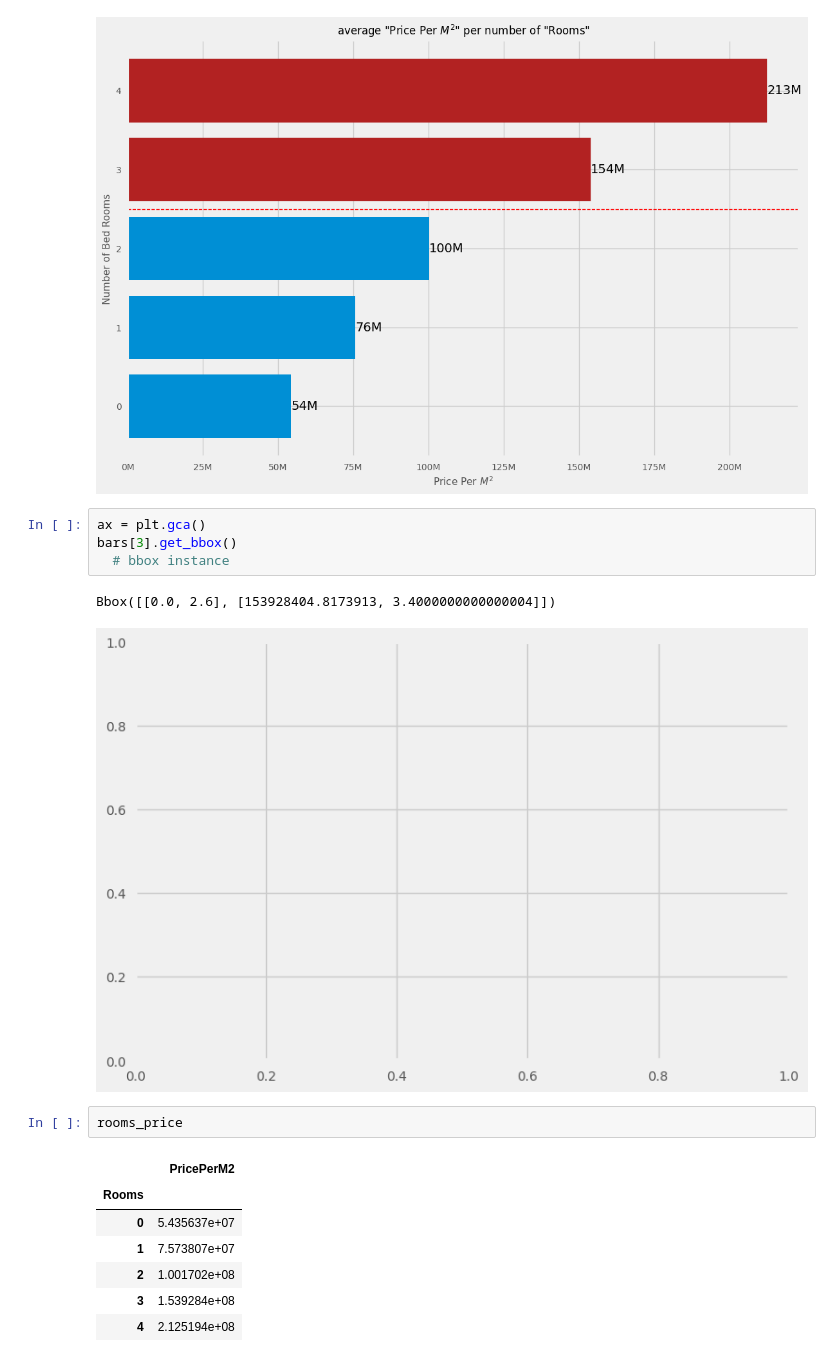
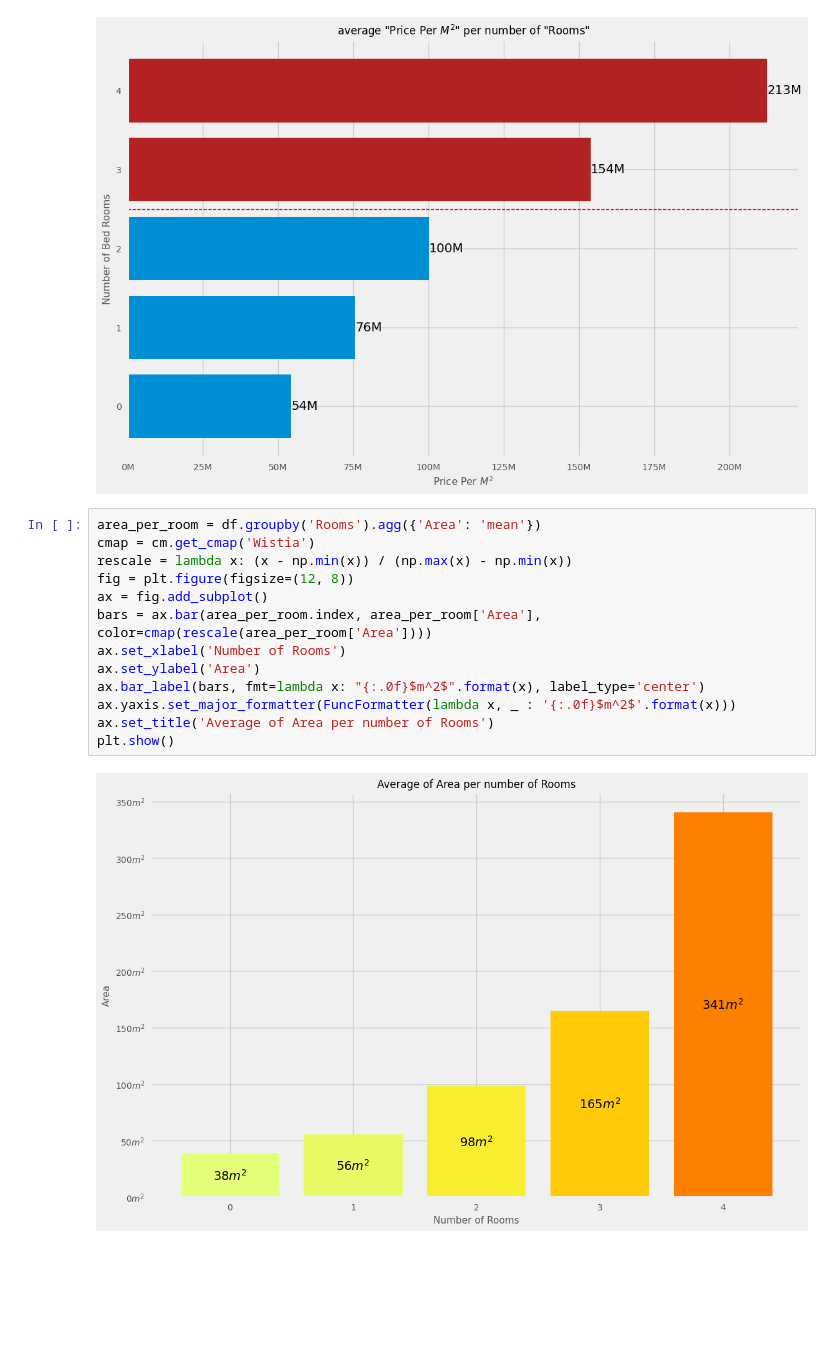
Before and after one commit to alavi-sam/house-analysis, a Jupyter notebook: analysis_notebook.ipynb, the cells around one changed output. Drawn from its saved outputs; the diff is of its cells as text; blank space fills up the shorter version.

Commit message:
area per room bar chart

```diff
--- a/analysis_notebook.ipynb
+++ b/analysis_notebook.ipynb
@@ -171,20 +171,18 @@ ax.set_ylabel('Number of Bed Rooms')
 plt.show()
 # %% [output]
 [figure]
-# %%
-ax = plt.gca()
-bars[3].get_bbox()
-  # bbox instance
-# %% [output]
-Bbox([[0.0, 2.6], [153928404.8173913, 3.4000000000000004]])
-[figure, removed]
-# %%
-rooms_price
-# %% [output]
-|  | PricePerM2 |
-| Rooms |  |
-| 0 | 5.435637e+07 |
-| 1 | 7.573807e+07 |
-| 2 | 1.001702e+08 |
-| 3 | 1.539284e+08 |
-| 4 | 2.125194e+08 |
+# %%
+area_per_room = df.groupby('Rooms').agg({'Area': 'mean'})
+cmap = cm.get_cmap('Wistia')
+rescale = lambda x: (x - np.min(x)) / (np.max(x) - np.min(x))
+fig = plt.figure(figsize=(12, 8))
+ax = fig.add_subplot()
+bars = ax.bar(area_per_room.index, area_per_room['Area'], color=cmap(rescale(area_per_room['Area'])))
+ax.set_xlabel('Number of Rooms')
+ax.set_ylabel('Area')
+ax.bar_label(bars, fmt=lambda x: "{:.0f}$m^2$".format(x), label_type='center')
+ax.yaxis.set_major_formatter(FuncFormatter(lambda x, _ : '{:.0f}$m^2$'.format(x)))
+ax.set_title('Average of Area per number of Rooms')
+plt.show()
+# %% [output]
+[figure, added]
```
